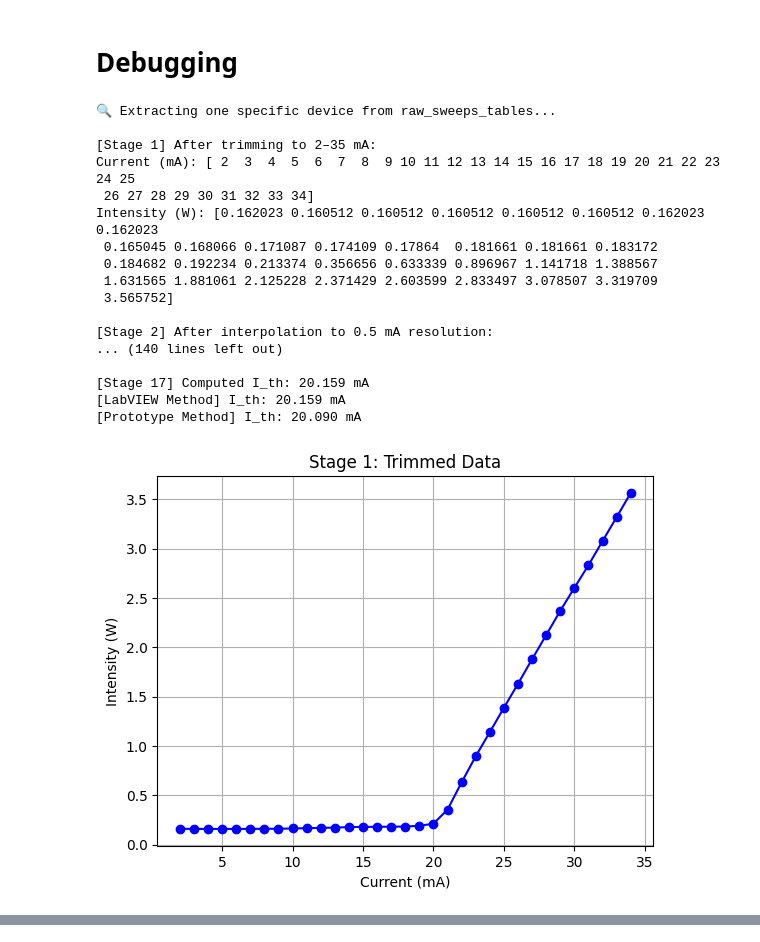
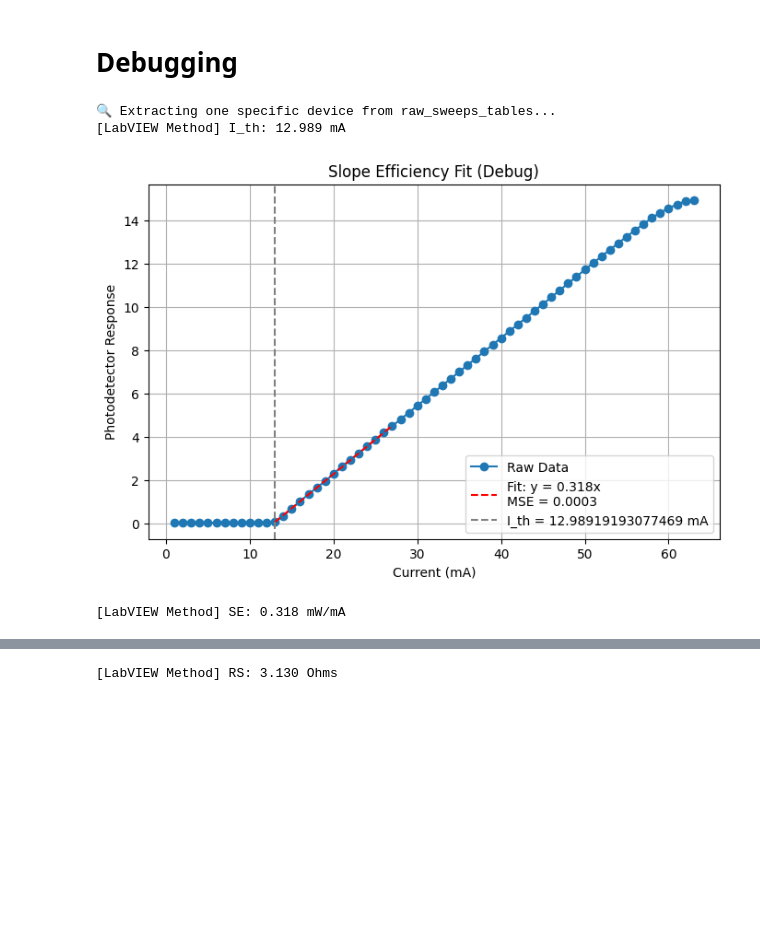
Before and after one commit to VadanKhan/liv-vadankhan-analyser, a Jupyter notebook: liv_vadankhan_analyser/ITH.ipynb, the cells around one changed output, grey strips where cells are left out. Cells and saved outputs as stored; diff of their text form; code cells hidden in the pictures; blank space fills up the shorter version.

Commit message:
slope efficiency and RS debug

```diff
--- a/liv_vadankhan_analyser/ITH.ipynb
+++ b/liv_vadankhan_analyser/ITH.ipynb
@@ -713,19 +713,19 @@ wafer_codes = [
 ]  # List of wafer codes
 # %%
 wafer_codes = [
-    "QCHWV",
+    # "QCHWV",
     "QCHX0",
     "QCHX1",
-    "QCHX2",
-    "QCHX8",
-    "QCHY5",
-    "QCHYH",
-    # "QCHYT",
-    # "QCI0J",
+    # "QCHX2",
+    # "QCHX8",
+    # "QCHY5",
+    # "QCHYH",
+    "QCHYT",
+    "QCI0J",
     # "QCI0L",
     # "QCI1U",
-    # "QCI1V",
-    # "QCI3T",
+    "QCI1V",
+    "QCI3T",
     # "QCI3W",
 ]
 
@@ -733,7 +733,7 @@ wafer_codes = [
 print(f"Number of Wafers: {len(wafer_codes)}")
 
 
-ANALYSIS_RUN_NAME = "streamlining_debugging_qci12_N20"
+ANALYSIS_RUN_NAME = "debugging_ITH_improvements"
 
 
 DECODER_FILE = "QC WAFER_LAYOUT 24Dec.csv"
@@ -2433,7 +2541,7 @@ def find_ith_value_labview_debug(intensity, current):
 # %%
 USE_REAL_DEVICE = True  # Toggle this to switch modes
-WAFER_ID_INPUT = "QCHX2"  # Set this to your target wafer ID
-TOUCHDOWN_INPUT = 31 * 10000  # Set this to your target touchdown number
+WAFER_ID_INPUT = "QCI1V"  # Set this to your target wafer ID
+TOUCHDOWN_INPUT = 34 * 10000  # Set this to your target touchdown number
 
 if USE_REAL_DEVICE:
     print("🔍 Extracting one specific device from raw_sweeps_tables...")
@@ -2444,52 +2552,45 @@ if USE_REAL_DEVICE:
         if table["WAFER_ID"].iloc[0] == WAFER_ID_INPUT:
             matching_table = table
             break
 
     if matching_table is None:
         raise ValueError(f"❌ No table found with WAFER_ID = {WAFER_ID_INPUT}")
 
     # Filter the table for the selected TOUCHDOWN
     device_data = matching_table[matching_table["TOUCHDOWN"] == TOUCHDOWN_INPUT]
 
     if device_data.empty:
         raise ValueError(f"❌ No data found for TOUCHDOWN = {TOUCHDOWN_INPUT} in WAFER_ID = {WAFER_ID_INPUT}")
 
     # Extract current and intensity (PD) values
-    current_mA = device_data["LDI_mA"].values
+    current = device_data["LDI_mA"].values
     intensity = device_data["PD"].values
+    voltage = device_data["Vf"].values
 
 else:
     print("🔍 Reading sample raw LI data from CSV...")
 
     SAMPLE_FILE_PATH = ROOT_DIR / "validation" / "SAMPLE_RAW_CURVES.csv"
     df = pd.read_csv(SAMPLE_FILE_PATH, skipinitialspace=True)
     df.columns = df.columns.str.strip()
 
-    current_mA = df["CURRENT_A"].values * 1e3  # Convert from A to mA
+    current = df["CURRENT_A"].values * 1e3  # Convert from A to mA
     intensity = df["PD_W"].values
 
 # ✅ Common fitting logic
-ith = find_ith_value_labview_debug(intensity, current_mA)
+ith = find_ith_value_labview(intensity, current)
 print(f"[LabVIEW Method] I_th: {ith:.3f} mA")
 
-ith_prototype = find_ith_value(intensity, current_mA)
-print(f"[Prototype Method] I_th: {ith_prototype:.3f} mA")
+# ith_prototype = find_ith_value(intensity, current)
+# print(f"[Prototype Method] I_th: {ith_prototype:.3f} mA")
+
+se = find_slope_efficiency_debug(intensity, current, ith) if ith else 0
+print(f"[LabVIEW Method] SE: {se:.3f} mW/mA")
+
+rs = find_series_resistance_debug(voltage, current, ith) if ith else 0
+print(f"[LabVIEW Method] RS: {rs:.3f} Ohms")
 # %% [output]
 🔍 Extracting one specific device from raw_sweeps_tables...
-
-[Stage 1] After trimming to 2–35 mA:
-Current (mA): [ 2  3  4  5  6  7  8  9 10 11 12 13 14 15 16 17 18 19 20 21 22 23 24 25
- 26 27 28 29 30 31 32 33 34]
-Intensity (W): [0.162023 0.160512 0.160512 0.160512 0.160512 0.160512 0.162023 0.162023
- 0.165045 0.168066 0.171087 0.174109 0.17864  0.181661 0.181661 0.183172
- 0.184682 0.192234 0.213374 0.356656 0.633339 0.896967 1.141718 1.388567
- 1.631565 1.881061 2.125228 2.371429 2.603599 2.833497 3.078507 3.319709
- 3.565752]
-
-[Stage 2] After interpolation to 0.5 mA resolution:
-... (140 lines left out)
-
-[Stage 17] Computed I_th: 20.159 mA
-[LabVIEW Method] I_th: 20.159 mA
-[Prototype Method] I_th: 20.090 mA
+[LabVIEW Method] I_th: 12.989 mA
-[figure, old version]
+[figure, new version]
+[LabVIEW Method] SE: 0.318 mW/mA
@@ -2505,0 +2598 @@ Intensity (W): [0.162023 0.160512 0.160512 0.160512 0.160512 0.160512 0.162023 0
+[LabVIEW Method] RS: 3.130 Ohms
```
Also changed, not shown: parts of 6 cells of this notebook.
